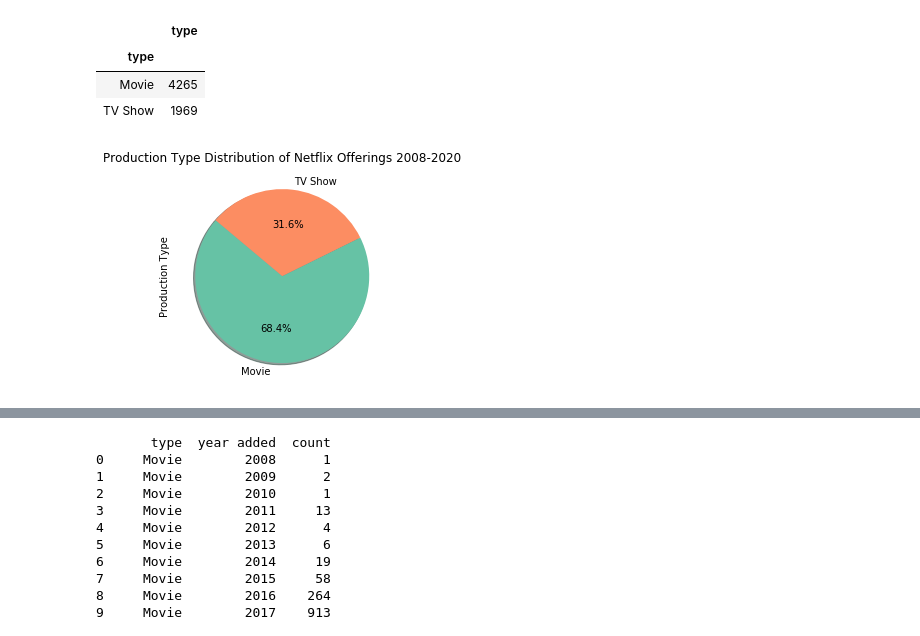
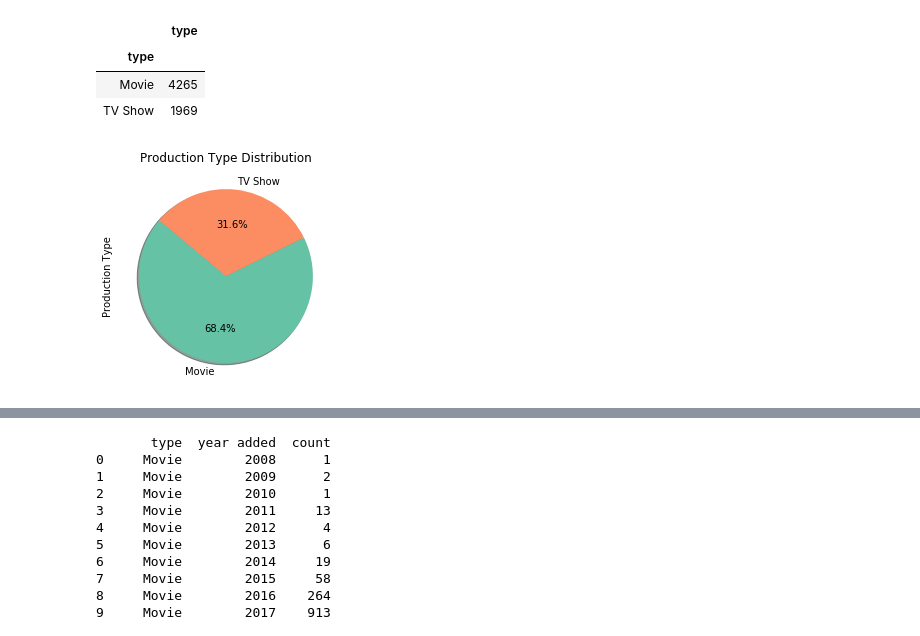
Before and after one commit to vmratcliff/Netflix-Exploratory-Analysis, a Jupyter notebook: Netflix notebook-VMR Working Copy.ipynb, the cells around one changed output, grey strips where cells are left out. Drawn from its saved outputs; the diff is of its cells as text; code cells hidden in the pictures.

```diff
--- a/Netflix notebook-VMR Working Copy.ipynb
+++ b/Netflix notebook-VMR Working Copy.ipynb
@@ -49,14 +44,14 @@ production_type_count
 # %%
 fig, ax = plt.subplots()
 
 production_type_count.plot(kind='pie', y="type", colors=sns.color_palette("Set2"), autopct='%1.1f%%', shadow=True, startangle=140, legend=False, ax=ax)
 
 ax.set_ylabel('Production Type')
-ax.set_title("Production Type Distribution of Netflix Offerings 2008-2020")
+ax.set_title("Production Type Distribution")
 
 plt.savefig("figures/TV_Movie_Pie.png")
 # %% [output]
-[figure, old version]
+[figure, new version]
 # %%
 netflix_df["year added"] = ""
 netflix_df.head()
```
Also changed, not shown: parts of 34 cells of this notebook, 10 other files.
